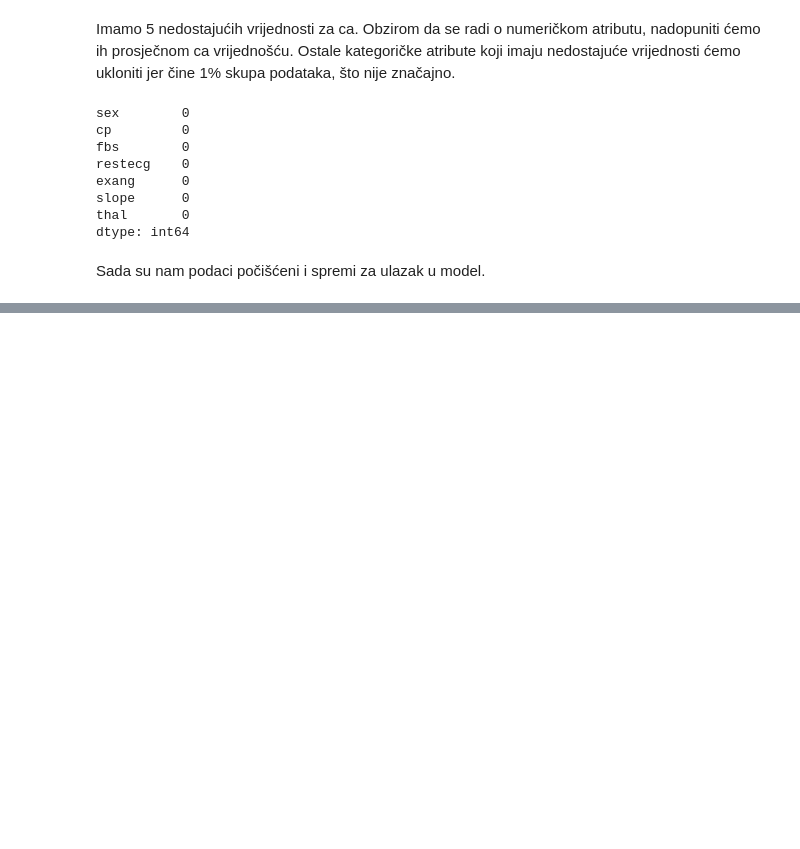
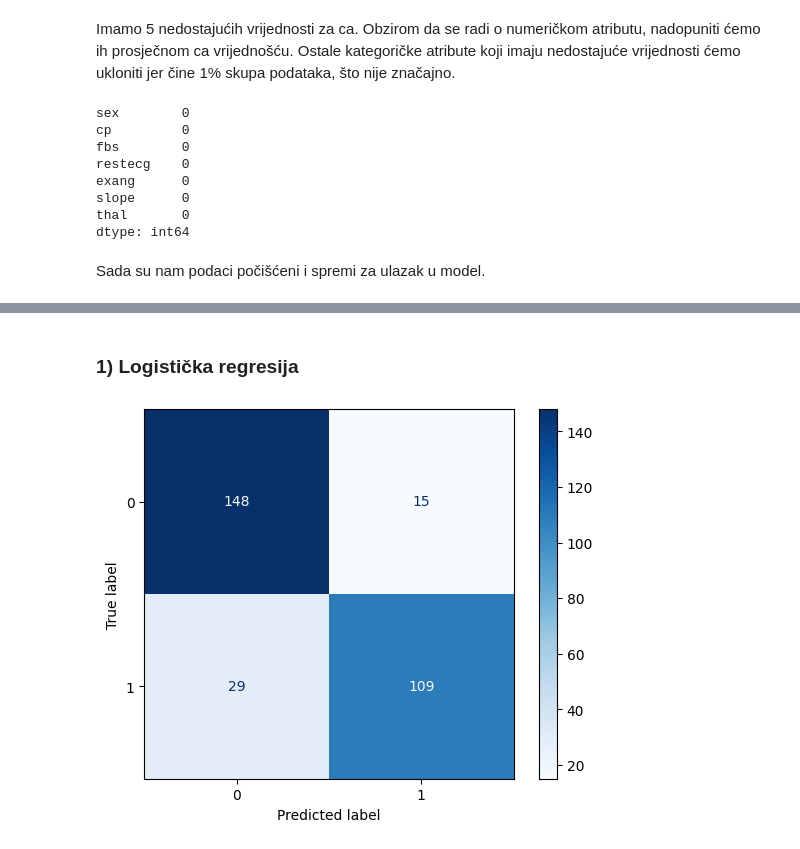
Before and after one commit to boltzman123/Heart-Failure-Disease-Prediction, a Jupyter notebook: Heart_Diesease_Detection.ipynb, the cells around one changed output, grey strips where cells are left out. Cells and saved outputs as stored; diff of their text form; code cells hidden in the pictures; blank space fills up the shorter version.

```diff
--- a/Heart_Diesease_Detection.ipynb
+++ b/Heart_Diesease_Detection.ipynb
@@ -475,0 +504,3 @@ Sada su nam podaci počišćeni i spremi za ulazak u model.
+# %%
+y_data = X_data.loc[:, "num"]
+X_data = X_data.loc[:, X_data.columns != "num"]
@@ -475,0 +509,6 @@ Sada su nam podaci počišćeni i spremi za ulazak u model.
+# %%
+from sklearn.model_selection import cross_val_score, StratifiedKFold
+
+stratified_kfold = StratifiedKFold(n_splits=10, shuffle=True, random_state=42)
+# %% [markdown]
+<h3>1) Logistička regresija</h3>
@@ -475,0 +528,13 @@ Sada su nam podaci počišćeni i spremi za ulazak u model.
+# %%
+
+model_lr = LogisticRegression(max_iter=1000)
+y_pred = cross_val_predict(model_lr, X_data, y_data, cv=stratified_kfold)
+
+overall_conf_matrix = confusion_matrix(y_data, y_pred)
+# %%
+disp = ConfusionMatrixDisplay(confusion_matrix = overall_conf_matrix)
+# %%
+disp.plot(cmap=plt.cm.Blues)
+plt.show()
+# %% [output]
+[figure, added]
```
Also changed, not shown: parts of 34 cells of this notebook.
